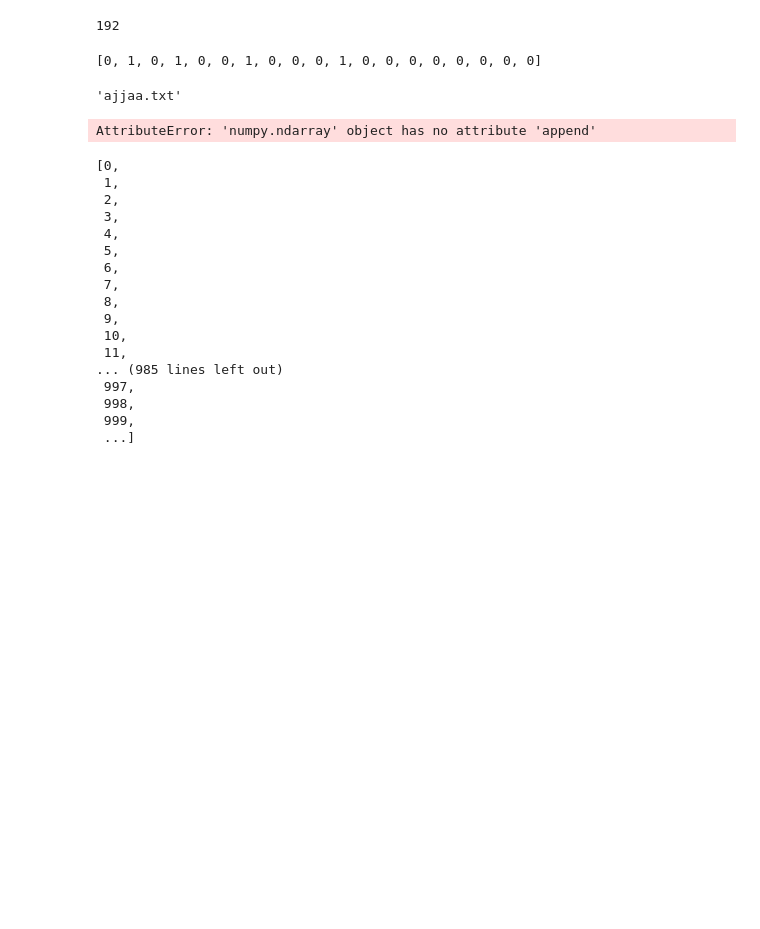
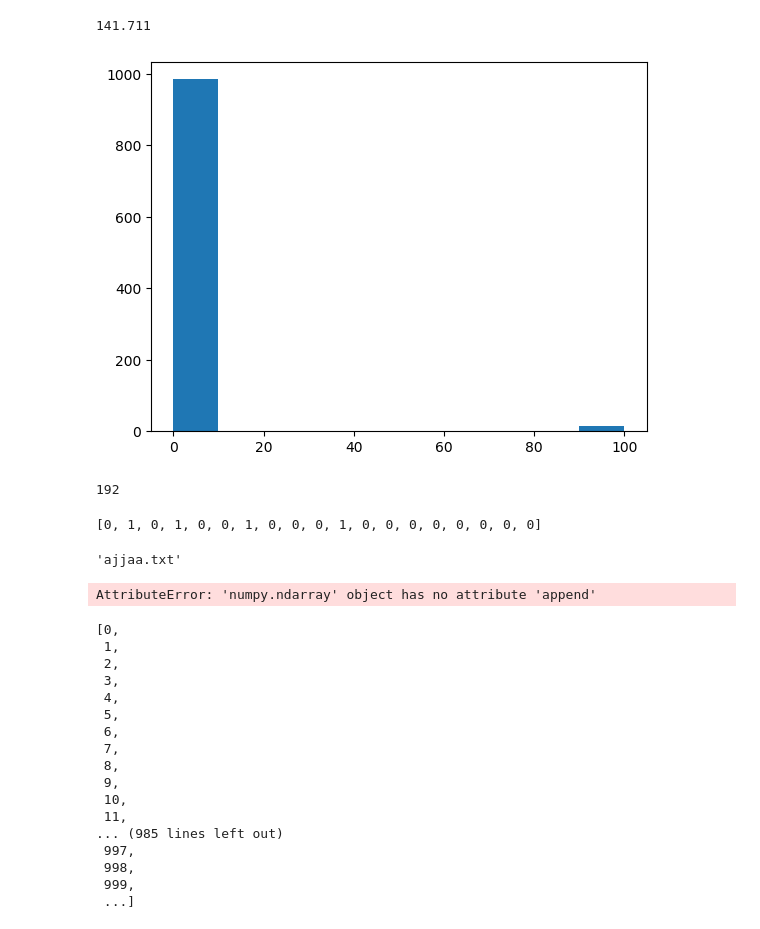
Before and after one commit to TDebono/disparate-exposure-link-recommendation, a Jupyter notebook: salsa.ipynb, the cells around one changed output. Drawn from its saved outputs; the diff is of its cells as text; code cells hidden in the pictures; blank space fills up the shorter version.

```diff
--- a/salsa.ipynb
+++ b/salsa.ipynb
@@ -11,0 +136,6 @@ from data_loader import *
+# %%
+pick = [random.choice(list(x)) if len(x) > 0 else 999 for x in wtf2]
+# %%
+cavemen_nodes = list(cavemen.nodes())
+# %%
+zz = dict(zip(cavemen_nodes, pick))
@@ -12,3 +144,14 @@ from data_loader import *
+# %%
+np.average(dists)
+# %% [output]
+141.711
+# %%
+cns = [len(list(nx.common_neighbors(cavemen, key, val))) for key, val in zz.items() if val in cavemen_nodes]
+# %%
+plt.hist(cns, bins=10)
+plt.show()
+# %% [output]
+[figure, added]
 # %%
 g = read_pkl_graph("blogs_attributed_network_anon.gpickle")
 # %%
```
Also changed, not shown: parts of 13 cells of this notebook, 1 other file.
